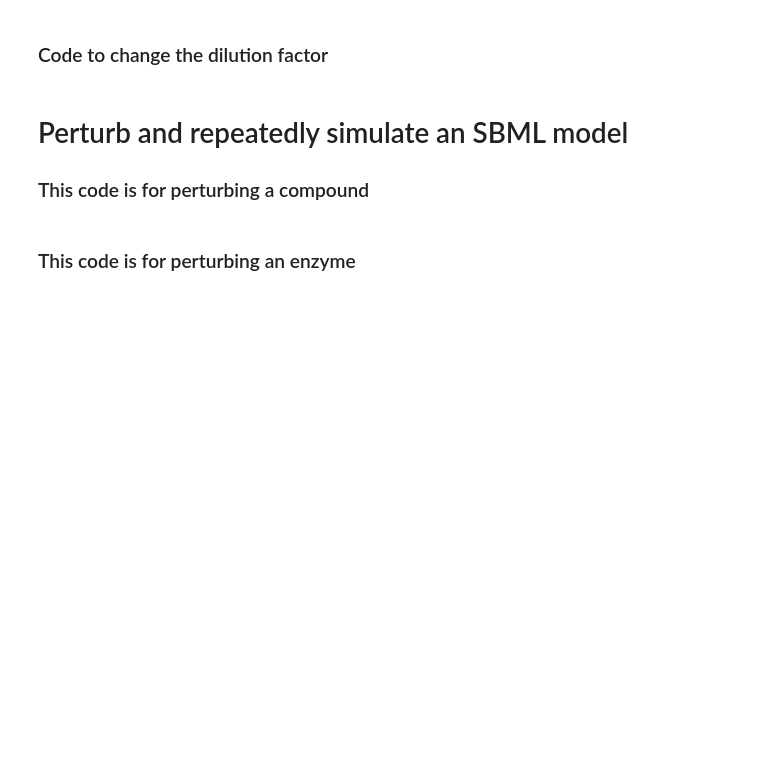
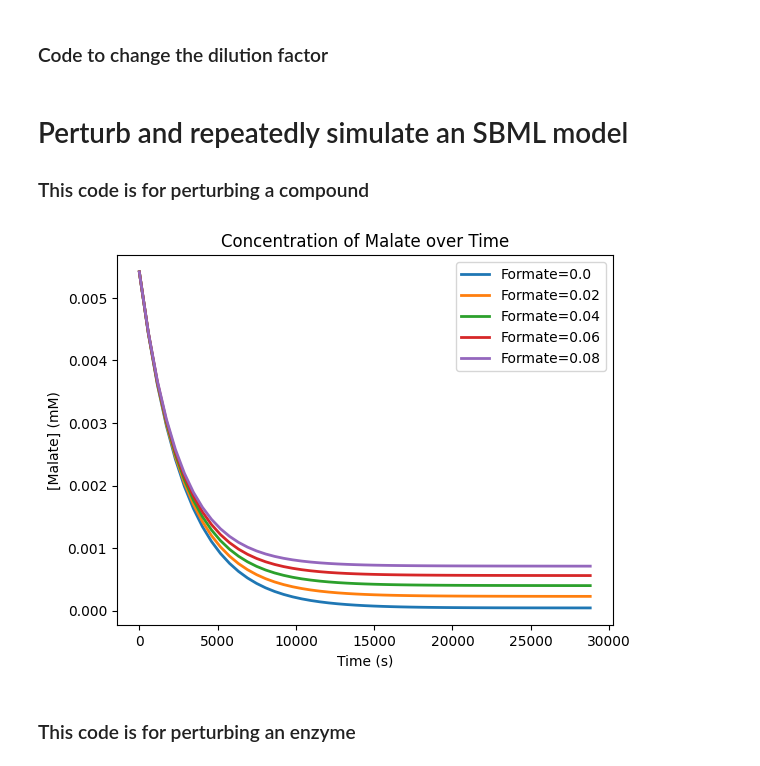
Before and after one commit to carothersresearch/ECFERS, a Jupyter notebook: notebooks/MC_run_and_vis.ipynb, the cells around one changed output. Saved outputs shown, nothing was run; the diff lists cells and outputs as text; code cells hidden in the pictures; blank space fills up the shorter version.

```diff
--- a/notebooks/MC_run_and_vis.ipynb
+++ b/notebooks/MC_run_and_vis.ipynb
@@ -135,10 +139,12 @@ for sub, conc in zip(subs_df.KEGG, subs_df.Concentration):
 # %%
 # Choose a substrate and iterate from start to end value (must be doubles) in increment values
 for C00058 in np.arange(0.0, 0.1, 0.02):
-    r_biosyn.reset() # reset the SBML values each loop iteration
-    r_biosyn.C00058 = C00058
-    m = r_biosyn.simulate (0, 8*60*60, ['time', 'C00004']) # simulate model, this version specifies which values to take note of
+    r_VN.reset() # reset the SBML values each loop iteration
+    r_VN.C00058 = C00058
+    m = r_VN.simulate (0, 8*60*60, ['time', 'C00004']) # simulate model, this version specifies which values to take note of
     te.plotArray (m, show=False, labels=['Formate='+str(C00058)], resetColorCycle=False, xlabel="Time (s)", ylabel="[Malate] (mM)", title="Concentration of Malate over Time") # add that simulation to plot
+# %% [output]
+[figure, added]
 # %%
 # Choose a substrate and iterate from start to end value (must be doubles) in increment values
 for C00036 in np.arange(0.0, 3, 0.5):
```
Also changed, not shown: parts of 6 cells of this notebook, 1 other file.
